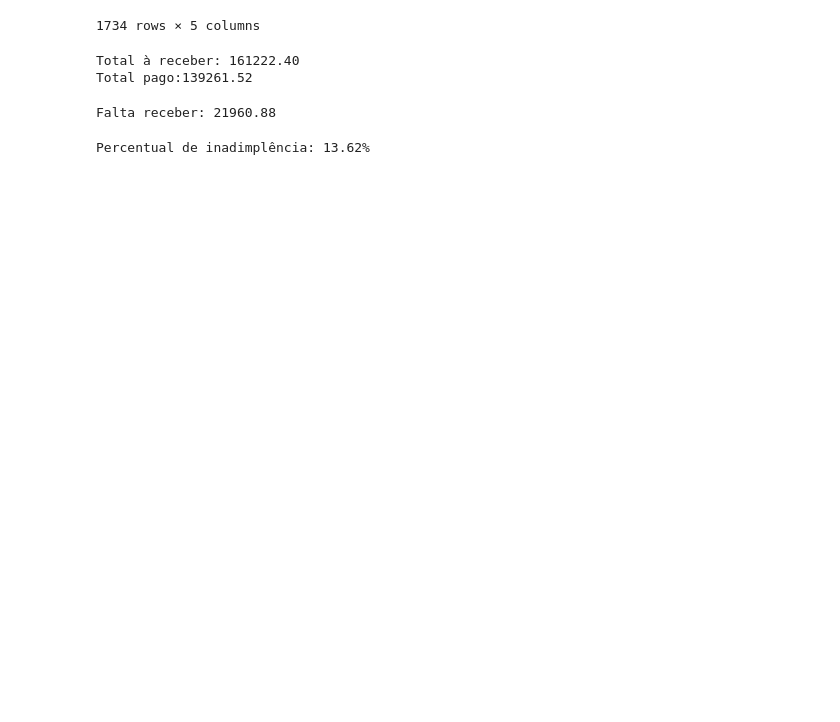
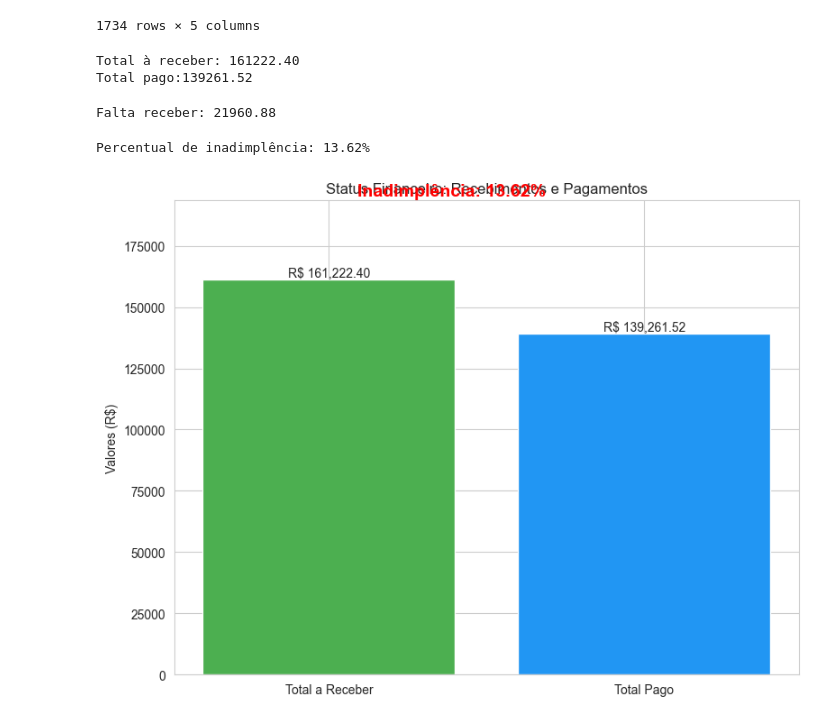
Before and after one commit to Wanderson-Goncalves/Desafio_Analise_de_Dados_de_Processo_Seletivo, a Jupyter notebook: analise_dados.ipynb, the cells around one changed output. Cells and saved outputs as stored; diff of their text form; code cells hidden in the pictures; blank space fills up the shorter version.

```diff
--- a/analise_dados.ipynb
+++ b/analise_dados.ipynb
@@ -355,3 +340,33 @@ inadimplencia = (falta_receber / total_receber) * 100
 print(f'Percentual de inadimplência: {inadimplencia:.2f}%')
 # %% [output]
 Percentual de inadimplência: 13.62%
+# %%
+# --- Configurações do Gráfico ---
+labels = ['Total a Receber', 'Total Pago']
+valores = [total_receber, total_pago]
+cores = ['#4CAF50', '#2196F3'] # Verde para "a receber", Azul para "pago"
+
+fig, ax = plt.subplots(figsize=(8, 6))
+
+# Cria as barras
+barras = ax.bar(labels, valores, color=cores)
+
+# Adiciona os valores nas barras
+for bar in barras:
+    yval = bar.get_height()
+    ax.text(bar.get_x() + bar.get_width()/2, yval + 100, f'R$ {yval:,.2f}', ha='center', va='bottom', fontsize=10)
+
+# Adiciona o título e rótulos
+ax.set_ylabel('Valores (R$)')
+ax.set_title('Status Financeiro: Recebimentos e Pagamentos')
+ax.set_ylim(0, max(total_receber, total_pago) * 1.2) # Ajusta o limite Y para ter espaço para os rótulos
+
+# Adiciona a informação da inadimplência em porcentagem como texto no gráfico
+plt.figtext(0.5, 0.95, f'Inadimplência: {inadimplencia:.2f}%',
+            fontsize=14, ha='center', color='red', weight='bold')
+
+# Melhora o layout e mostra o gráfico
+plt.tight_layout()
+plt.show()
+# %% [output]
+[figure, added]
```
Also changed, not shown: parts of 1 cell of this notebook.
